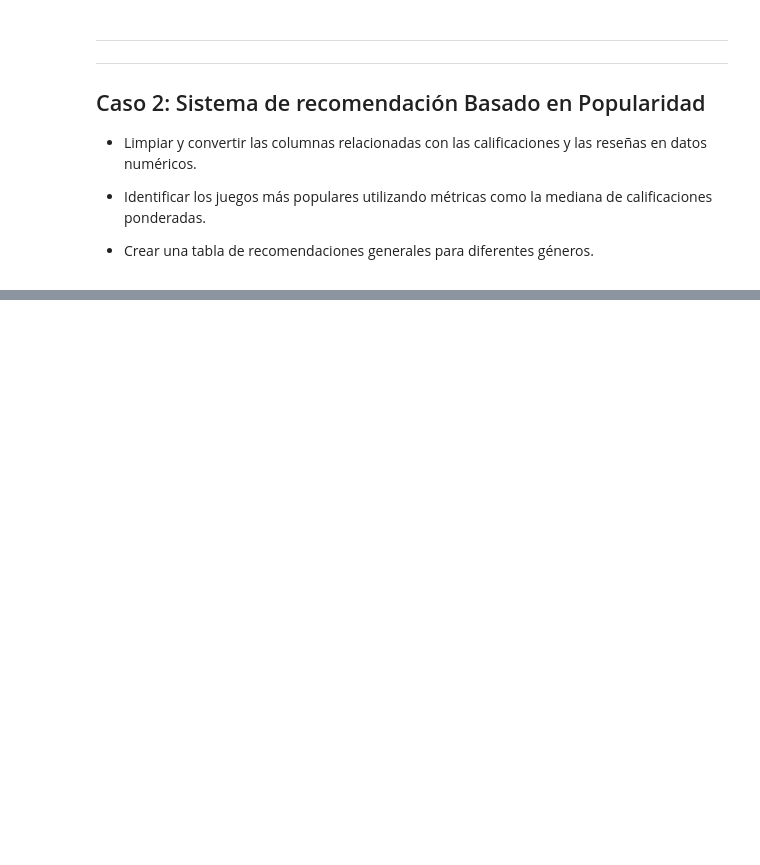
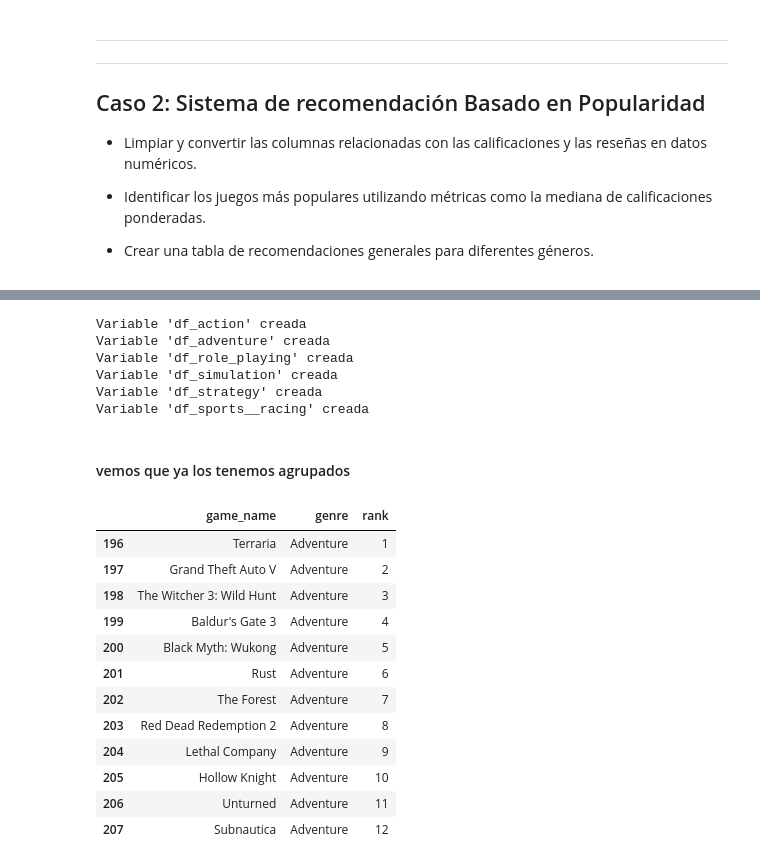
Before and after one commit to joseluisalmendral/Lab_Sistema_Recomendacion, a Jupyter notebook: notebooks/modulo09-leccion05-sistemas-recomendacion-LABORATORIO.ipynb, the cells around one changed output, grey strips where cells are left out. Cells and saved outputs as stored; diff of their text form; code cells hidden in the pictures; blank space fills up the shorter version.

```diff
--- a/notebooks/modulo09-leccion05-sistemas-recomendacion-LABORATORIO.ipynb
+++ b/notebooks/modulo09-leccion05-sistemas-recomendacion-LABORATORIO.ipynb
@@ -270,0 +281,12 @@ df_ranking.sample(3)
+# %%
+for genero in generos:
+    nombre_variable = f"df_{genero.lower().replace('-','_').replace('&','').replace(' ','_')}"
+    globals()[nombre_variable] = df_rank[df_rank['genre'] == genero]
+    print(f"Variable '{nombre_variable}' creada")
+# %% [output]
+Variable 'df_action' creada
+Variable 'df_adventure' creada
+Variable 'df_role_playing' creada
+Variable 'df_simulation' creada
+Variable 'df_strategy' creada
+Variable 'df_sports__racing' creada
@@ -270,0 +295,18 @@ df_ranking.sample(3)
+# %% [markdown]
+#### vemos que ya los tenemos agrupados
+# %%
+df_adventure
+# %% [output]
+|  | game_name | genre | rank |
+| 196 | Terraria | Adventure | 1 |
+| 197 | Grand Theft Auto V | Adventure | 2 |
+| 198 | The Witcher 3: Wild Hunt | Adventure | 3 |
+| 199 | Baldur's Gate 3 | Adventure | 4 |
+| 200 | Black Myth: Wukong | Adventure | 5 |
+| 201 | Rust | Adventure | 6 |
+| 202 | The Forest | Adventure | 7 |
+| 203 | Red Dead Redemption 2 | Adventure | 8 |
+| 204 | Lethal Company | Adventure | 9 |
+| 205 | Hollow Knight | Adventure | 10 |
+| 206 | Unturned | Adventure | 11 |
+| 207 | Subnautica | Adventure | 12 |
```
Also changed, not shown: parts of 14 cells of this notebook, 2 other files.
